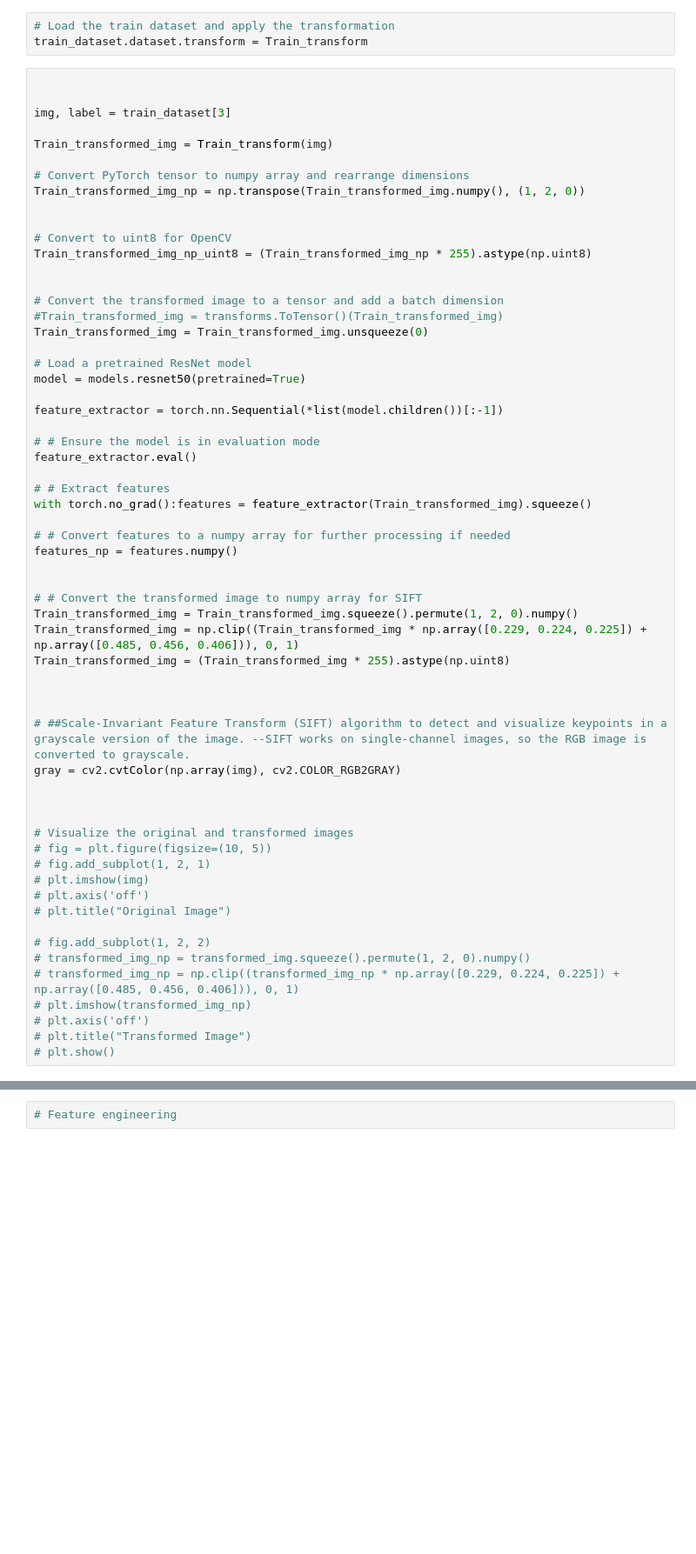
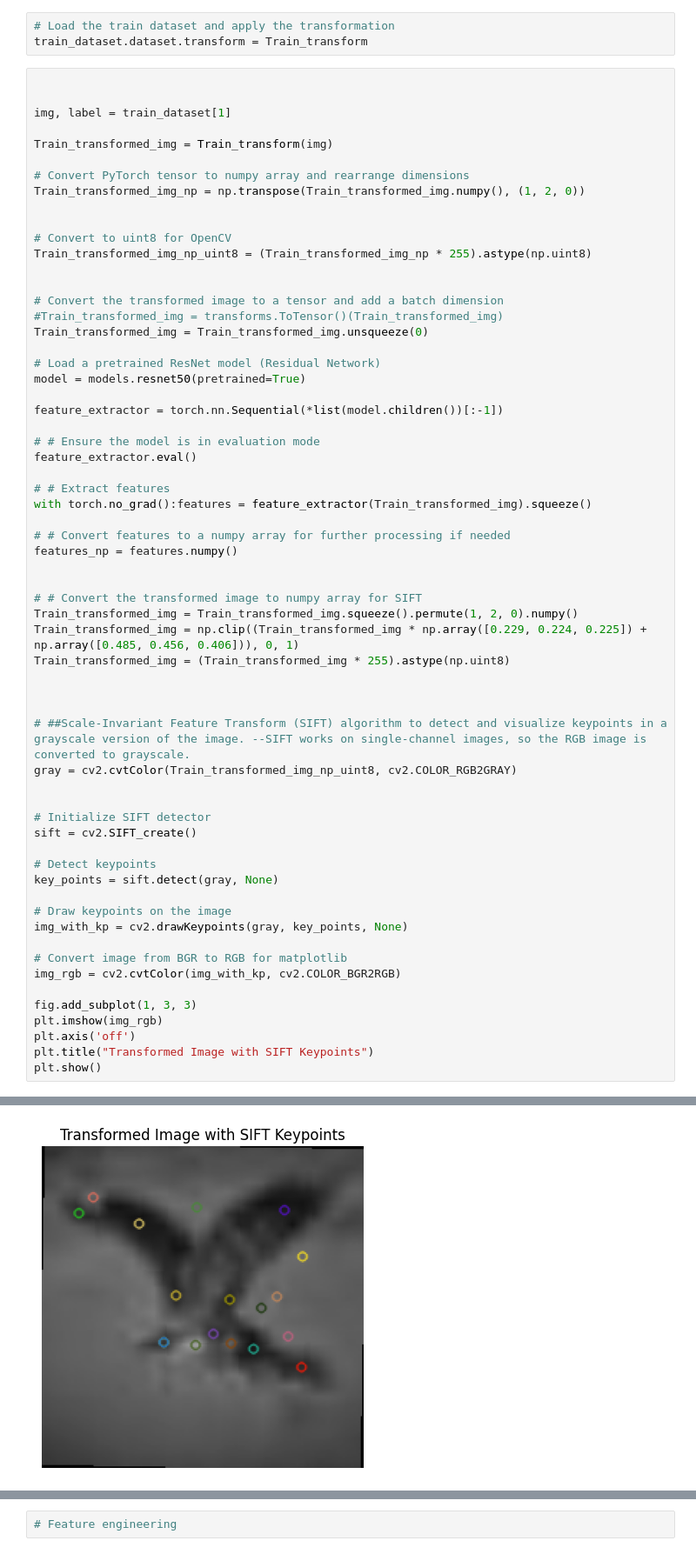
Before and after one commit to stefsyrsiri/synthetic-image-detection, a Jupyter notebook: Deep_Learning_Project.ipynb, the cells around one changed output, grey strips where cells are left out. Shown at 87% size. Cells and saved outputs as stored; diff of their text form; blank space fills up the shorter version.

```diff
--- a/Deep_Learning_Project.ipynb
+++ b/Deep_Learning_Project.ipynb
@@ -247,7 +247,7 @@ train_dataset.dataset.transform = Train_transform
 # %%
 
 
-img, label = train_dataset[3]
+img, label = train_dataset[1]
 
 Train_transformed_img = Train_transform(img)
 
@@ -263,7 +263,7 @@ Train_transformed_img_np_uint8 = (Train_transformed_img_np * 255).astype(np.uint
 #Train_transformed_img = transforms.ToTensor()(Train_transformed_img)
 Train_transformed_img = Train_transformed_img.unsqueeze(0)
 
-# Load a pretrained ResNet model
+# Load a pretrained ResNet model (Residual Network)
 model = models.resnet50(pretrained=True)
 
 feature_extractor = torch.nn.Sequential(*list(model.children())[:-1])
@@ -286,22 +286,24 @@ Train_transformed_img = (Train_transformed_img * 255).astype(np.uint8)
 
 
 # ##Scale-Invariant Feature Transform (SIFT) algorithm to detect and visualize keypoints in a grayscale version of the image. --SIFT works on single-channel images, so the RGB image is converted to grayscale.
-gray = cv2.cvtColor(np.array(img), cv2.COLOR_RGB2GRAY)
+gray = cv2.cvtColor(Train_transformed_img_np_uint8, cv2.COLOR_RGB2GRAY)
 
 
+# Initialize SIFT detector
+sift = cv2.SIFT_create()
 
-# Visualize the original and transformed images
-# fig = plt.figure(figsize=(10, 5))
-# fig.add_subplot(1, 2, 1)
-# plt.imshow(img)
-# plt.axis('off')
-# plt.title("Original Image")
+# Detect keypoints
+key_points = sift.detect(gray, None)
 
-# fig.add_subplot(1, 2, 2)
-# transformed_img_np = transformed_img.squeeze().permute(1, 2, 0).numpy()
-# transformed_img_np = np.clip((transformed_img_np * np.array([0.229, 0.224, 0.225]) + np.array([0.485, 0.456, 0.406])), 0, 1)
-# plt.imshow(transformed_img_np)
-# plt.axis('off')
-# plt.title("Transformed Image")
-# plt.show()
+# Draw keypoints on the image
+img_with_kp = cv2.drawKeypoints(gray, key_points, None)
+
+# Convert image from BGR to RGB for matplotlib
+img_rgb = cv2.cvtColor(img_with_kp, cv2.COLOR_BGR2RGB)
+
+fig.add_subplot(1, 3, 3)
+plt.imshow(img_rgb)
+plt.axis('off')
+plt.title("Transformed Image with SIFT Keypoints")
+plt.show()
 # %% [output]
@@ -311,0 +310 @@ error: OpenCV(4.8.0) /io/opencv/modules/imgproc/src/color.simd_helpers.hpp:92: e
+[figure, added]
```
Also changed, not shown: parts of 4 cells of this notebook.
